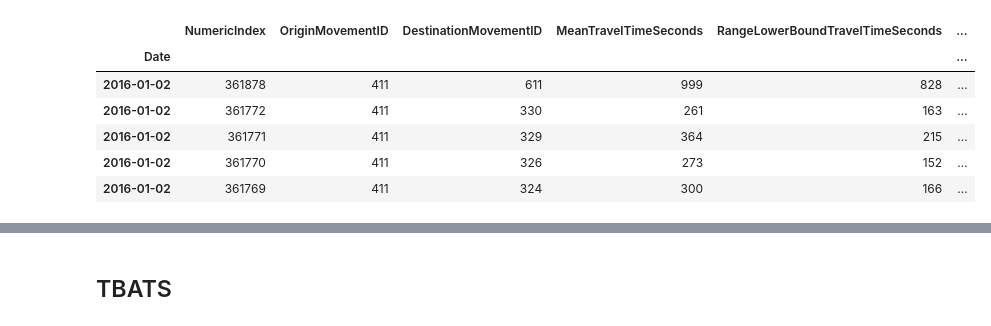
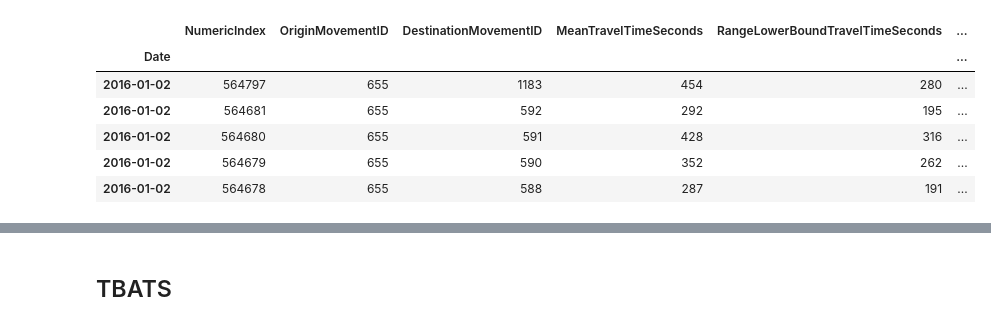
Before and after one commit to DaScheuer/UberMovementData, a Jupyter notebook: TBATS Test.ipynb, the cells around one changed output, grey strips where cells are left out. Cells and saved outputs as stored; diff of their text form; code cells hidden in the pictures.

```diff
--- a/TBATS Test.ipynb
+++ b/TBATS Test.ipynb
@@ -11,15 +14,15 @@ def parser(s):
     return datetime.strptime(s, '%Y-%m-%d')
 # %%
 #read data
-df = pd.read_csv(r'C:\Users\I539797\Documents\Thesis\Datasets\Formatted Datasets\formatted_pittsburgh.csv', parse_dates=[0], index_col=0, squeeze=True, date_parser=parser)
+df = pd.read_csv(r'C:\Users\I539797\Documents\Thesis\Datasets\Formatted Datasets\formatted_stockholm.csv', parse_dates=[0], index_col=0, squeeze=True, date_parser=parser)
 df.head()
 # %% [output]
 |  | NumericIndex | OriginMovementID | DestinationMovementID | MeanTravelTimeSeconds | RangeLowerBoundTravelTimeSeconds | ... |
 | Date |  |  |  |  |  | ... |
-| 2016-01-02 | 361878 | 411 | 611 | 999 | 828 | ... |
-| 2016-01-02 | 361772 | 411 | 330 | 261 | 163 | ... |
-| 2016-01-02 | 361771 | 411 | 329 | 364 | 215 | ... |
-| 2016-01-02 | 361770 | 411 | 326 | 273 | 152 | ... |
-| 2016-01-02 | 361769 | 411 | 324 | 300 | 166 | ... |
+| 2016-01-02 | 564797 | 655 | 1183 | 454 | 280 | ... |
+| 2016-01-02 | 564681 | 655 | 592 | 292 | 195 | ... |
+| 2016-01-02 | 564680 | 655 | 591 | 428 | 316 | ... |
+| 2016-01-02 | 564679 | 655 | 590 | 352 | 262 | ... |
+| 2016-01-02 | 564678 | 655 | 588 | 287 | 191 | ... |
 # %%
 y = pd.DataFrame(df.groupby('Date')['MeanTravelTimeSeconds'].mean()[:-90])
```
Also changed, not shown: parts of 16 cells of this notebook, 2 other files.
